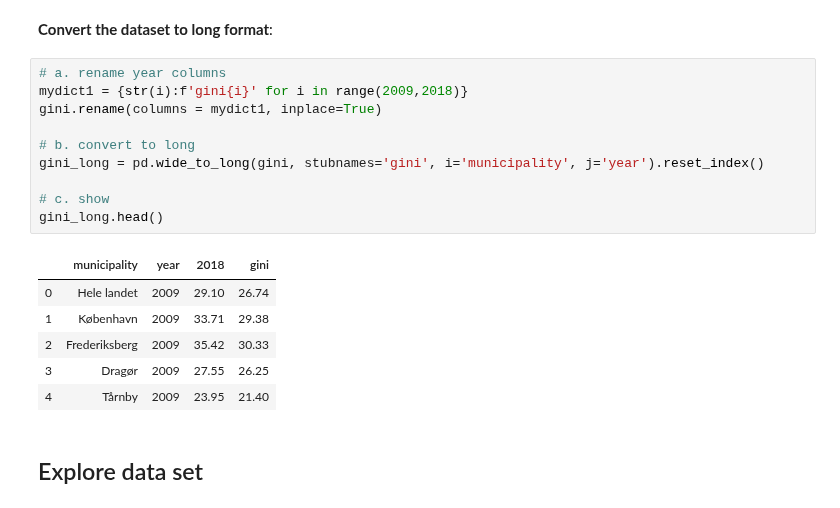
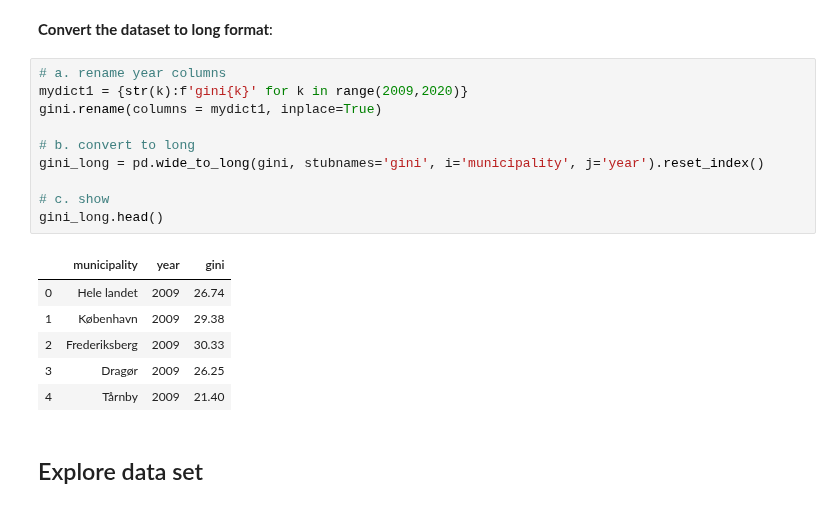
Before and after one commit to NumEconCopenhagen/projects-2020-tobiasharald, a Jupyter notebook: dataproject/dataproject.ipynb, the cells around one changed output. Drawn from its saved outputs; the diff is of its cells as text.

```diff
--- a/dataproject/dataproject.ipynb
+++ b/dataproject/dataproject.ipynb
@@ -117,21 +117,21 @@ gini.head()
 **Convert the dataset to long format**:
 # %%
 # a. rename year columns
-mydict1 = {str(i):f'gini{i}' for i in range(2009,2018)}
+mydict1 = {str(k):f'gini{k}' for k in range(2009,2020)}
 gini.rename(columns = mydict1, inplace=True)
 
 # b. convert to long
 gini_long = pd.wide_to_long(gini, stubnames='gini', i='municipality', j='year').reset_index()
 
 # c. show
 gini_long.head()
 # %% [output]
-|  | municipality | year | 2018 | gini |
-| 0 | Hele landet | 2009 | 29.10 | 26.74 |
-| 1 | København | 2009 | 33.71 | 29.38 |
-| 2 | Frederiksberg | 2009 | 35.42 | 30.33 |
-| 3 | Dragør | 2009 | 27.55 | 26.25 |
-| 4 | Tårnby | 2009 | 23.95 | 21.40 |
+|  | municipality | year | gini |
+| 0 | Hele landet | 2009 | 26.74 |
+| 1 | København | 2009 | 29.38 |
+| 2 | Frederiksberg | 2009 | 30.33 |
+| 3 | Dragør | 2009 | 26.25 |
+| 4 | Tårnby | 2009 | 21.40 |
 # %% [markdown]
 ## Explore data set
 # %% [markdown]
```
Also changed, not shown: parts of 7 cells of this notebook, 1 other file.
